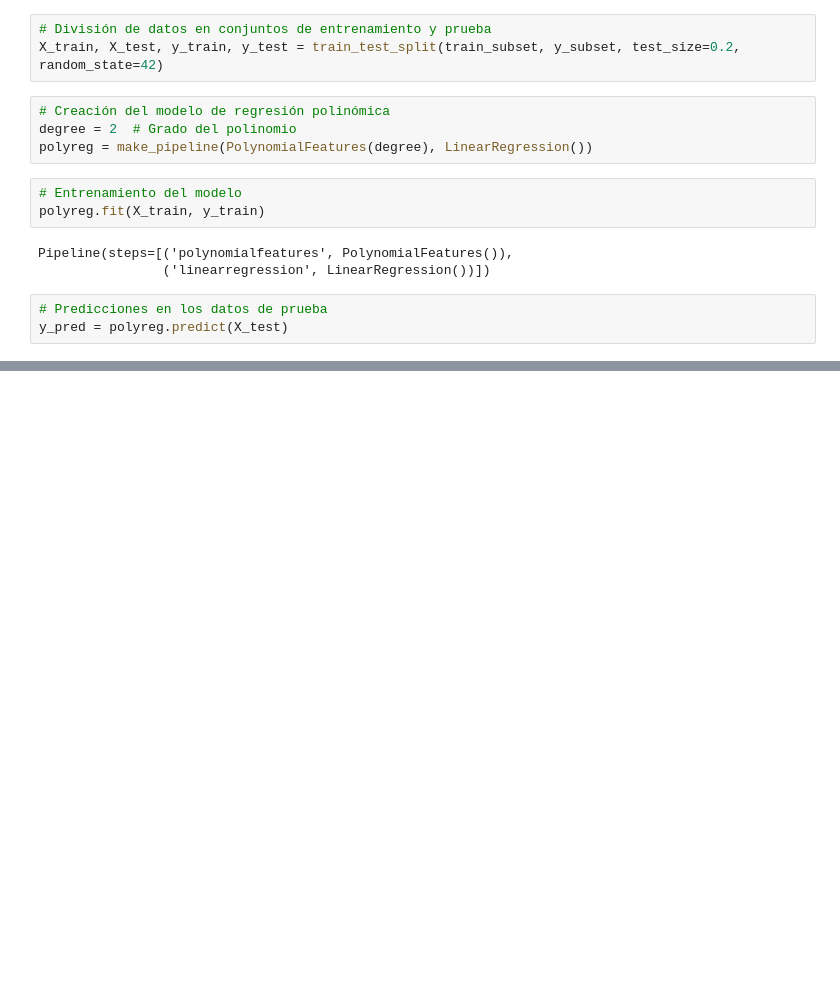
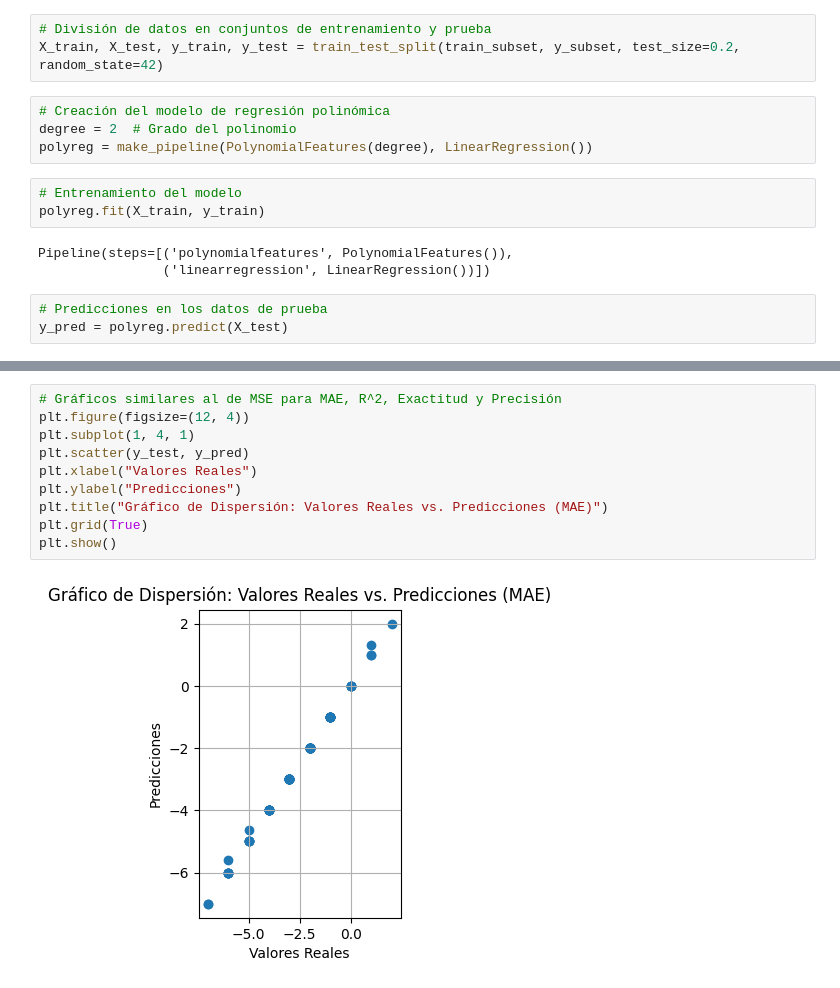
Before and after one commit to SilverFoxMedia-Tesis/IA_01, a Jupyter notebook: Algoritmo_de_Regresión_Polinomial.ipynb, the cells around one changed output, grey strips where cells are left out. Cells and saved outputs as stored; diff of their text form; blank space fills up the shorter version.

```diff
--- a/Algoritmo_de_Regresión_Polinomial.ipynb
+++ b/Algoritmo_de_Regresión_Polinomial.ipynb
@@ -112,0 +158,12 @@ plt.show()
+# %%
+# Gráficos similares al de MSE para MAE, R^2, Exactitud y Precisión
+plt.figure(figsize=(12, 4))
+plt.subplot(1, 4, 1)
+plt.scatter(y_test, y_pred)
+plt.xlabel("Valores Reales")
+plt.ylabel("Predicciones")
+plt.title("Gráfico de Dispersión: Valores Reales vs. Predicciones (MAE)")
+plt.grid(True)
+plt.show()
+# %% [output]
+[figure, added]
```
Also changed, not shown: parts of 12 cells of this notebook.
